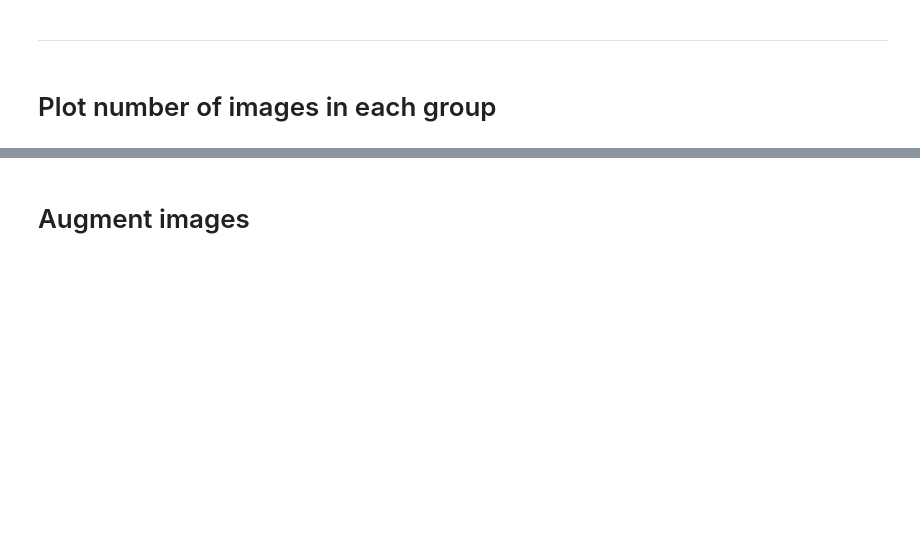
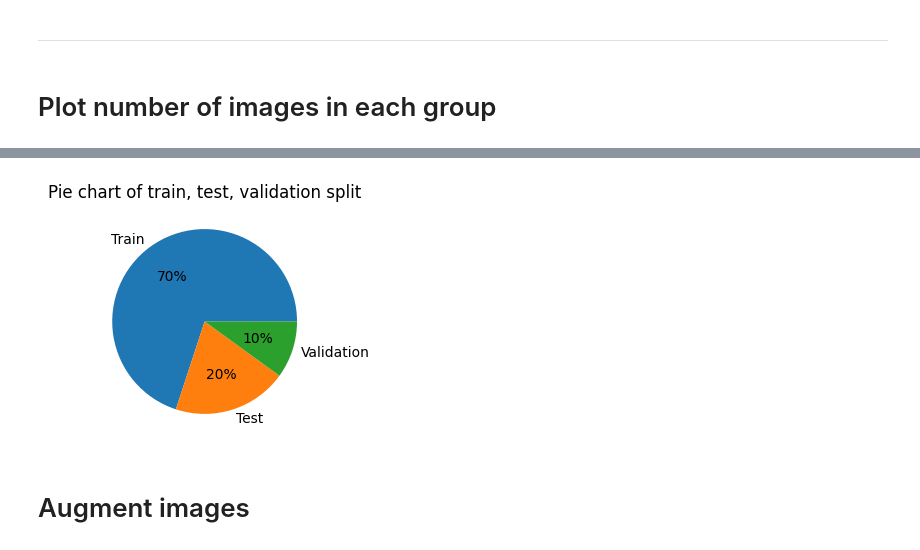
Before and after one commit to BGCG/project-5, a Jupyter notebook: jupyter_notebooks/ModelEvaluation.ipynb, the cells around one changed output, grey strips where cells are left out. Saved outputs shown, nothing was run; the diff lists cells and outputs as text; code cells hidden in the pictures; blank space fills up the shorter version.

```diff
--- a/jupyter_notebooks/ModelEvaluation.ipynb
+++ b/jupyter_notebooks/ModelEvaluation.ipynb
@@ -111,10 +133,13 @@ plt.title('Cherry leaves dataset distribution')
 # %%
 df_pie = df[0:3]
 plt.figure(figsize=(3,3))
 plt.pie(df_pie['File_Counts'], labels=['Train', 'Test', 'Validation'], autopct='%1.f%%')
-plt.savefig(f'{output_dir}/set_distribution.png')
 plt.title('Pie chart of train, test, validation split')
+plt.savefig(f'{output_dir}/set_distribution.png',
+            bbox_inches='tight', dpi=150)
 plt.show()
+# %% [output]
+[figure, added]
 # %% [markdown]
 # Augment images
 # %%
```
Also changed, not shown: parts of 26 cells of this notebook.
